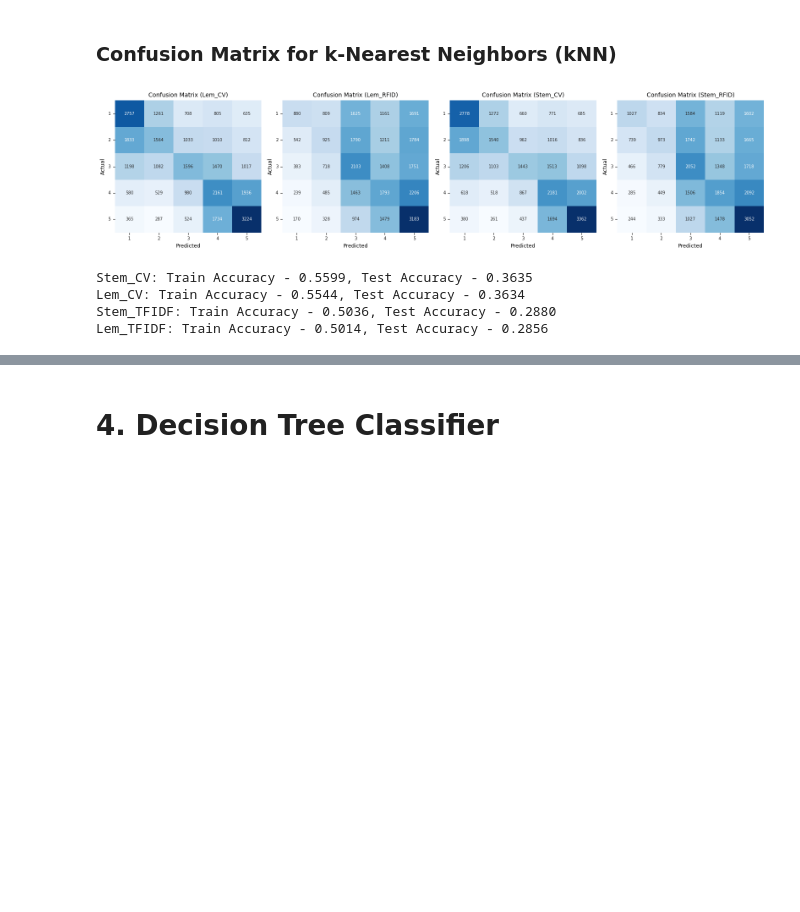
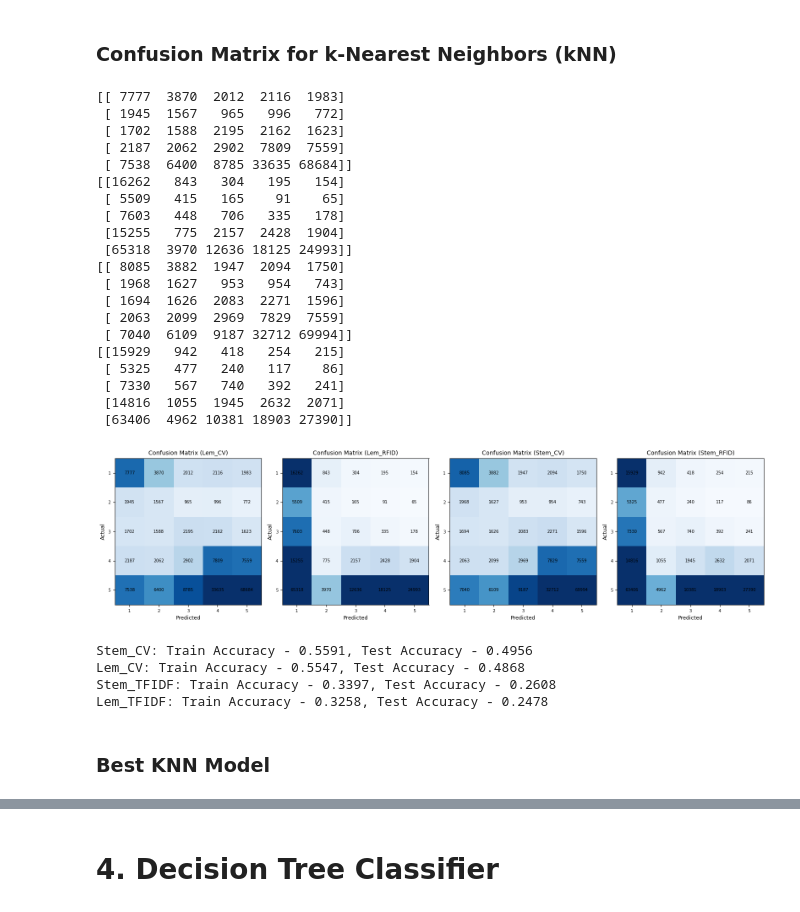
Before and after one commit to Scratticus/DataScientest-Group-NLP-project, a Jupyter notebook: notebooks/Classification/Classification-01_newdata_FirstAttempts.ipynb, the cells around one changed output, grey strips where cells are left out. Saved outputs shown, nothing was run; the diff lists cells and outputs as text; code cells hidden in the pictures; blank space fills up the shorter version.

```diff
--- a/notebooks/Classification/Classification-01_newdata_FirstAttempts.ipynb
+++ b/notebooks/Classification/Classification-01_newdata_FirstAttempts.ipynb
@@ -513,7 +687,7 @@ Accuracy Score: Test Data (lem_tfidf): 0.455387286582425
 # c) Stemmatized CountVectorized data
 
 # SVM model
-svm_model = SVC(max_iter=5000)
+svm_model = SVC()
 svm_model.fit(X_stem_CV_train, y_train)
 y_pred_train_svm_stem_cv = svm_model.predict(X_stem_CV_train)
 y_pred_test_svm_stem_cv = svm_model.predict(X_stem_CV_test)
@@ -551,7 +725,7 @@ Accuracy Score: Test Data (stem_cv): 0.4012732709559178
 # d) Stemmatized TFIDFVectorized data
 
 # SVM model
-svm_model = SVC(max_iter=5000)
+svm_model = SVC()
 svm_model.fit(X_stem_RFID_train, y_train)
 y_pred_train_svm_stem_rfid = svm_model.predict(X_stem_RFID_train)
 y_pred_test_svm_stem_rfid = svm_model.predict(X_stem_RFID_test)
@@ -686,18 +860,24 @@ for i, combination in enumerate(combinations, 1):
     # Calculate confusion matrix
     cm = confusion_matrix(y_test_comb, y_pred_test_comb)
 
-    # Plotting Confusion Matrix as sns.heatmap
-    sns.heatmap(cm, annot=True, fmt="d", cmap="Blues", cbar=False,
-                annot_kws={"size": 7},
-                xticklabels=['1', '2', '3', '4', '5'],
-                yticklabels=['1', '2', '3', '4', '5'])
-    plt.xticks(fontsize=7)
-    plt.yticks(fontsize=7, rotation=0)
+    print(cm)
+
+    # Plotting Confusion Matrix using imshow
+    plt.imshow(cm, interpolation='nearest', cmap=plt.cm.Blues, vmin = 0, vmax = 10000)
+
+    # Adding annotations
+    for i in range(len(cm)):
+        for j in range(len(cm[0])):
+            plt.text(j, i, str(cm[i, j]), ha='center', va='center', fontsize=7)
+
+    plt.xticks(np.arange(5), ['1', '2', '3', '4', '5'], fontsize=7)
+    plt.yticks(np.arange(5), ['1', '2', '3', '4', '5'], fontsize=7)
     plt.title(f'Confusion Matrix ({combination})', fontsize=10)
     plt.xlabel('Predicted', fontsize=9)
     plt.ylabel('Actual', fontsize=9)
 
 plt.tight_layout()
+plt.savefig('../../images/SVMUSConfMatrix.png')
 plt.show()
 
 accuracy_scores = {
@@ -968,42 +1302,70 @@ for i, combination in enumerate(combinations, 1):
     plt.subplot(1, 4, i)
 
     # Get y_test and y_pred_test for the current combination
     y_test_comb = globals()[f"y_test"]
     y_pred_test_comb = globals()[f"y_pred_test_knn_{combination.lower()}"]
 
     # Calculate confusion matrix
     cm = confusion_matrix(y_test_comb, y_pred_test_comb)
 
-    # Plotting Confusion Matrix as sns.heatmap
-    sns.heatmap(cm, annot=True, fmt="d", cmap="Blues", cbar=False,
-                annot_kws={"size": 7},
-                xticklabels=['1', '2', '3', '4', '5'],
-                yticklabels=['1', '2', '3', '4', '5'])
-    plt.xticks(fontsize=7)
-    plt.yticks(fontsize=7, rotation=0)
+    print(cm)
+
+    # Plotting Confusion Matrix using imshow
+    plt.imshow(cm, interpolation='nearest', cmap=plt.cm.Blues, vmin = 0, vmax = 10000)
+
+    # Adding annotations
+    for i in range(len(cm)):
+        for j in range(len(cm[0])):
+            plt.text(j, i, str(cm[i, j]), ha='center', va='center', fontsize=7)
+
+    plt.xticks(np.arange(5), ['1', '2', '3', '4', '5'], fontsize=7)
+    plt.yticks(np.arange(5), ['1', '2', '3', '4', '5'], fontsize=7)
     plt.title(f'Confusion Matrix ({combination})', fontsize=10)
     plt.xlabel('Predicted', fontsize=9)
     plt.ylabel('Actual', fontsize=9)
 
 plt.tight_layout()
+plt.savefig('../../images/KNNUSConfMatrix.png')
 plt.show()
 
 accuracy_scores = {
     'Lem_CV': {'Train': accuracy_train_knn_lem_cv, 'Test': accuracy_test_knn_lem_cv},
     'Lem_TFIDF': {'Train': accuracy_train_knn_lem_rfid, 'Test': accuracy_test_knn_lem_rfid},
     'Stem_CV': {'Train': accuracy_train_knn_stem_cv, 'Test': accuracy_test_knn_stem_cv},
     'Stem_TFIDF': {'Train': accuracy_train_knn_stem_rfid, 'Test': accuracy_test_knn_stem_rfid},
 }
 
 # Sorting based on the test accuracy
 sorted_accuracy_scores = sorted(accuracy_scores.items(), key=lambda x: x[1]['Train'], reverse=True)
 
 # Displaying the sorted results
 for combination, scores in sorted_accuracy_scores:
     print(f"{combination}: Train Accuracy - {scores['Train']:.4f}, Test Accuracy - {scores['Test']:.4f}")
 # %% [output]
+[[ 7777  3870  2012  2116  1983]
+ [ 1945  1567   965   996   772]
+ [ 1702  1588  2195  2162  1623]
+ [ 2187  2062  2902  7809  7559]
+ [ 7538  6400  8785 33635 68684]]
+[[16262   843   304   195   154]
+ [ 5509   415   165    91    65]
+ [ 7603   448   706   335   178]
+ [15255   775  2157  2428  1904]
+ [65318  3970 12636 18125 24993]]
+[[ 8085  3882  1947  2094  1750]
+ [ 1968  1627   953   954   743]
+ [ 1694  1626  2083  2271  1596]
+ [ 2063  2099  2969  7829  7559]
+ [ 7040  6109  9187 32712 69994]]
+[[15929   942   418   254   215]
+ [ 5325   477   240   117    86]
+ [ 7330   567   740   392   241]
+ [14816  1055  1945  2632  2071]
+ [63406  4962 10381 18903 27390]]
-[figure, old version]
+[figure, new version]
-Stem_CV: Train Accuracy - 0.5599, Test Accuracy - 0.3635
-Lem_CV: Train Accuracy - 0.5544, Test Accuracy - 0.3634
-Stem_TFIDF: Train Accuracy - 0.5036, Test Accuracy - 0.2880
-Lem_TFIDF: Train Accuracy - 0.5014, Test Accuracy - 0.2856
+Stem_CV: Train Accuracy - 0.5591, Test Accuracy - 0.4956
+Lem_CV: Train Accuracy - 0.5547, Test Accuracy - 0.4868
+Stem_TFIDF: Train Accuracy - 0.3397, Test Accuracy - 0.2608
+Lem_TFIDF: Train Accuracy - 0.3258, Test Accuracy - 0.2478
+# %% [markdown]
+### Best KNN Model
```
Also changed, not shown: parts of 72 cells of this notebook, 9 other files.
